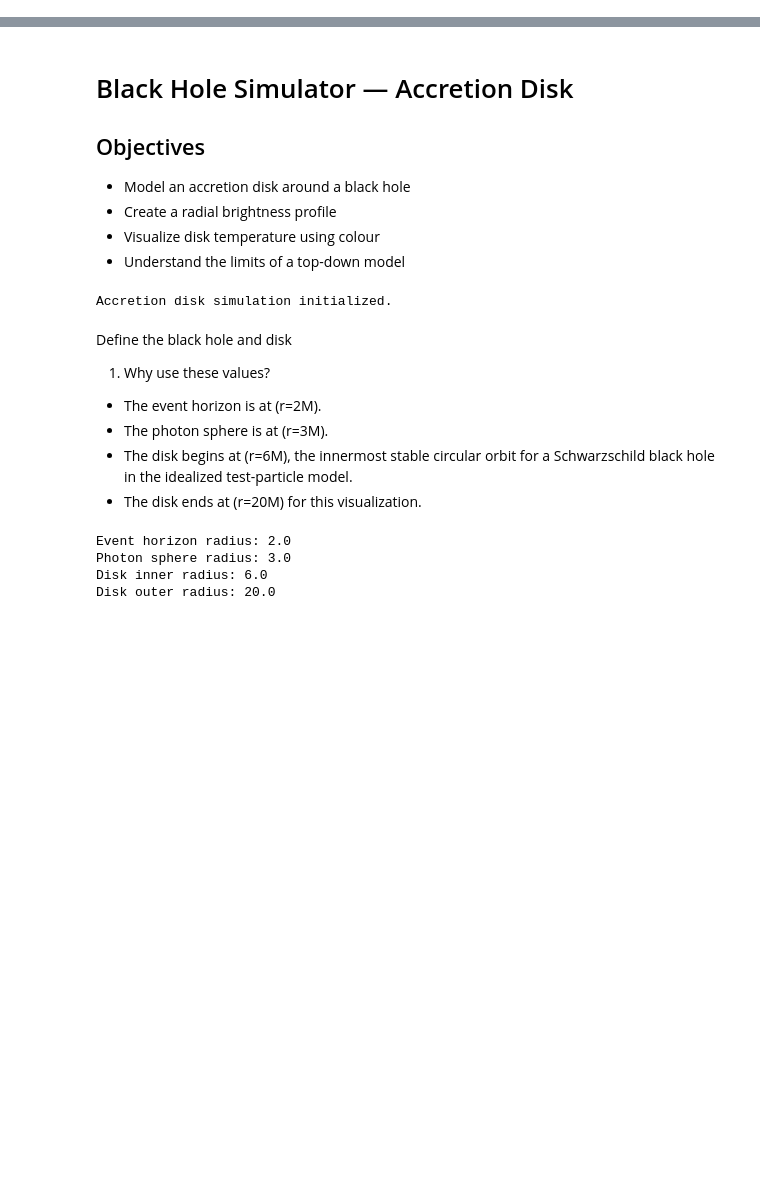
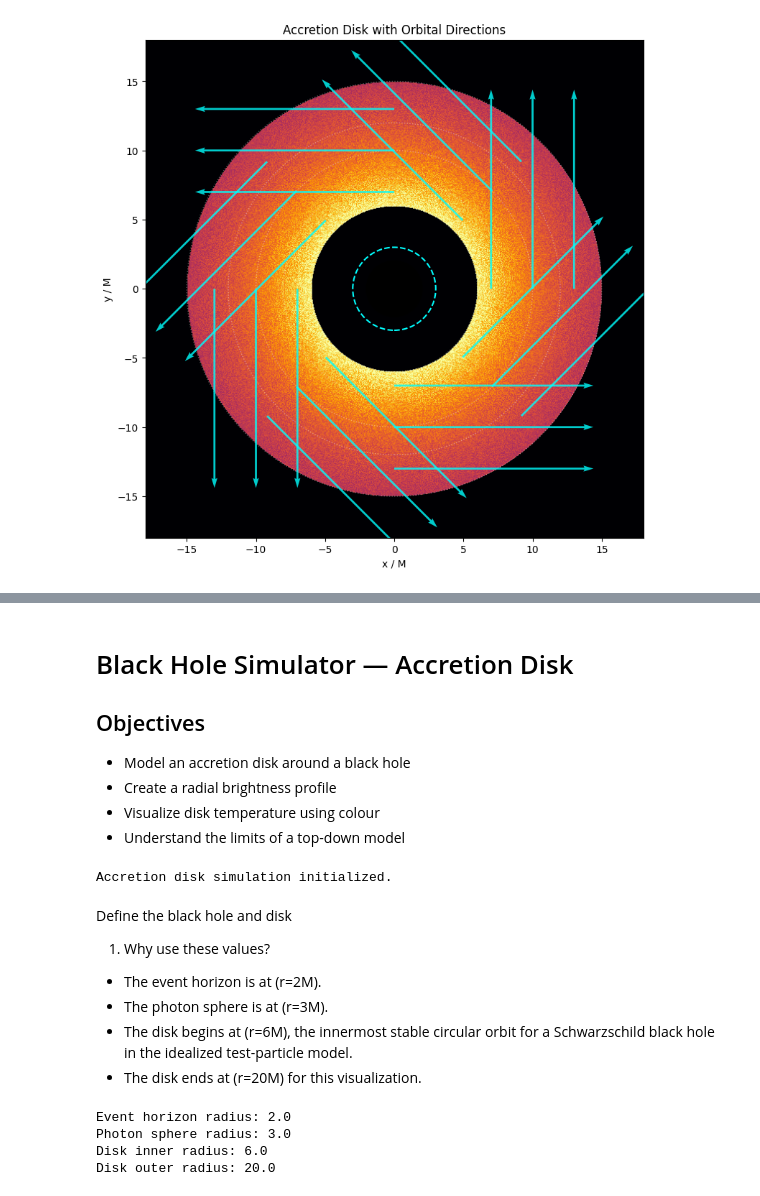
Before and after one commit to AnshG-19/Blackhole_simulator_rayTracing, a Jupyter notebook: notebooks/05_accretion_disk.ipynb, the cells around one changed output, grey strips where cells are left out. Drawn from its saved outputs; the diff is of its cells as text; code cells hidden in the pictures; blank space fills up the shorter version.

```diff
--- a/notebooks/05_accretion_disk.ipynb
+++ b/notebooks/05_accretion_disk.ipynb
@@ -2,0 +214,75 @@
+# %%
+import numpy as np
+import matplotlib.pyplot as plt
+from matplotlib.patches import Circle
+
+fig, ax = plt.subplots(figsize=(9, 9))
+
+# Show the glowing disk background
+ax.imshow(
+    brightness,
+    extent=[-extent, extent, -extent, extent],
+    origin="lower",
+    cmap="inferno",
+    vmin=0,
+    vmax=1,
+)
+
+# Draw circular orbital paths
+for radius in [6, 8, 10, 12, 15]:
+    ax.add_patch(
+        Circle(
+            (0, 0),
+            radius * M,
+            fill=False,
+            color="white",
+            alpha=0.35,
+            linestyle=":",
+        )
+    )
+
+# Draw tangential velocity arrows at selected positions
+for radius in [7, 10, 13]:
+    theta = np.linspace(0, 2 * np.pi, 9)[:-1]
+
+    # Position on each circular orbit
+    x_pos = radius * M * np.cos(theta)
+    y_pos = radius * M * np.sin(theta)
+
+    # Tangential direction for counterclockwise motion
+    u = -np.sin(theta)
+    v = np.cos(theta)
+
+    ax.quiver(
+        x_pos,
+        y_pos,
+        u,
+        v,
+        color="cyan",
+        scale=2.5,
+        width=0.004,
+        alpha=0.8,
+    )
+
+# Central black hole and photon sphere
+ax.add_patch(Circle((0, 0), event_horizon, color="black"))
+ax.add_patch(
+    Circle(
+        (0, 0),
+        photon_sphere,
+        fill=False,
+        linestyle="--",
+        color="cyan",
+        linewidth=1.5,
+    )
+)
+
+ax.set_xlim(-18, 18)
+ax.set_ylim(-18, 18)
+ax.set_aspect("equal")
+ax.set_xlabel("x / M")
+ax.set_ylabel("y / M")
+ax.set_title("Accretion Disk with Orbital Directions")
+plt.show()
+# %% [output]
+[figure, added]
```
Also changed, not shown: parts of 12 cells of this notebook.
